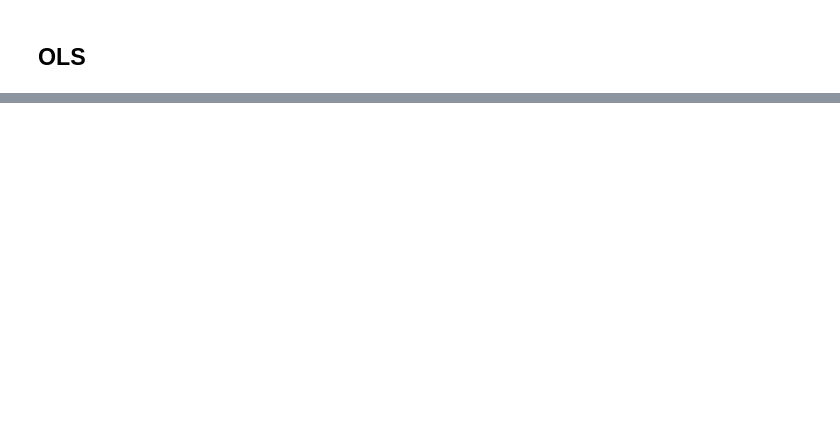
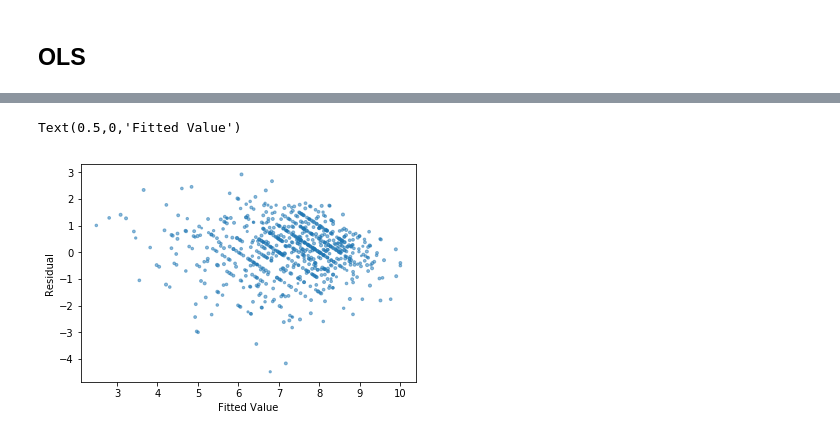
Before and after one commit to swgleave/Video-Game-Review-Score, a Jupyter notebook: Review Prediction-Combining 2nd dataset-Neural Networks.ipynb, the cells around one changed output, grey strips where cells are left out. Cells and saved outputs as stored; diff of their text form; code cells hidden in the pictures; blank space fills up the shorter version.

```diff
--- a/Review Prediction-Combining 2nd dataset-Neural Networks.ipynb
+++ b/Review Prediction-Combining 2nd dataset-Neural Networks.ipynb
@@ -285,15 +381,19 @@ Name: score, dtype: float64
 # %%
+#prepare data for tensorflow
+
 train = pd.DataFrame(all_topics_numpy)
-y = y.reset_index()
-y.drop(['index'], axis = 1, inplace = True)
-train['target'] = y
+y2 = y
+y2 = y2.reset_index()
+y2.drop(['index'], axis = 1, inplace = True)
+train['target'] = y2
 
 
 
 test = pd.DataFrame(all_topics_numpytest)
-valy = valy.reset_index()
-valy.drop(['index'], axis = 1, inplace = True)
-test['target'] = valy
+valy2 = valy
+valy2 = valy2.reset_index()
+valy2.drop(['index'], axis = 1, inplace = True)
+test['target'] = valy2
 type(train)
 # %% [output]
 pandas.core.frame.DataFrame
@@ -475,16 +583,18 @@ print(test)
 # %% [output]
 [1.1252147868577373, 1.1126873118616674, 1.0177467770085127, 0.9907478349117224, 1.1576718275231785]
 # %%
+#fit a score model using best parameters found above
 yarray = y.values
 lasso = Lasso(alpha = 1.5e-4, max_iter=1e5)
 lasso.fit(all_topics_numpy,yarray)
 
 predictions3 = lasso.predict(all_topics_numpytest)
 predictionsdf3 = pd.DataFrame(predictions3)
+predictionsdf3[predictionsdf3 >10] = 10
 valy = valy.reset_index()
 valy.drop(['index'], axis = 1, inplace = True)
 predictionsdf3['true'] = valy
-predictionsdf3['diff'] = predictionsdf3['true'] - predictionsdf3[0]
+predictionsdf3['resid'] = predictionsdf3['true'] - predictionsdf3[0]
 predictionsdf3['diff'] = predictionsdf3['true'] - predictionsdf3[0]
 predictionsdf3['diff'] = predictionsdf3['diff']**2
 diff = predictionsdf3['diff'].values
@@ -633,0 +648,9 @@ AttributeError: 'generator' object has no attribute 'values'
+# %%
+#let's also plot histogram of residuals vs fitted values
+
+plt.scatter(predictionsdf3[0], predictionsdf3['resid'], y, alpha=0.5)
+plt.ylabel('Residual')
+plt.xlabel('Fitted Value')
+# %% [output]
+Text(0.5,0,'Fitted Value')
+[figure, added]
```
Also changed, not shown: parts of 69 cells of this notebook, 2 other files.
